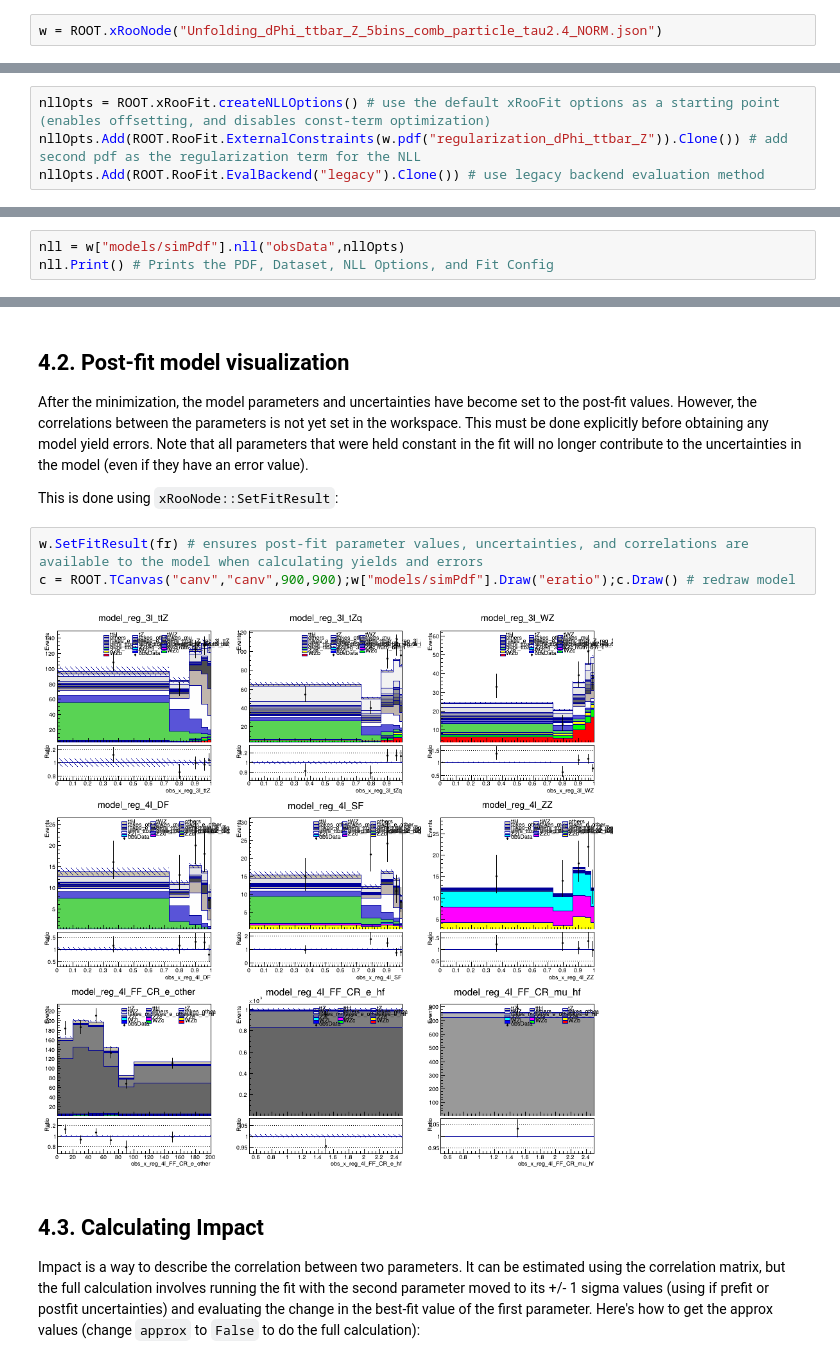
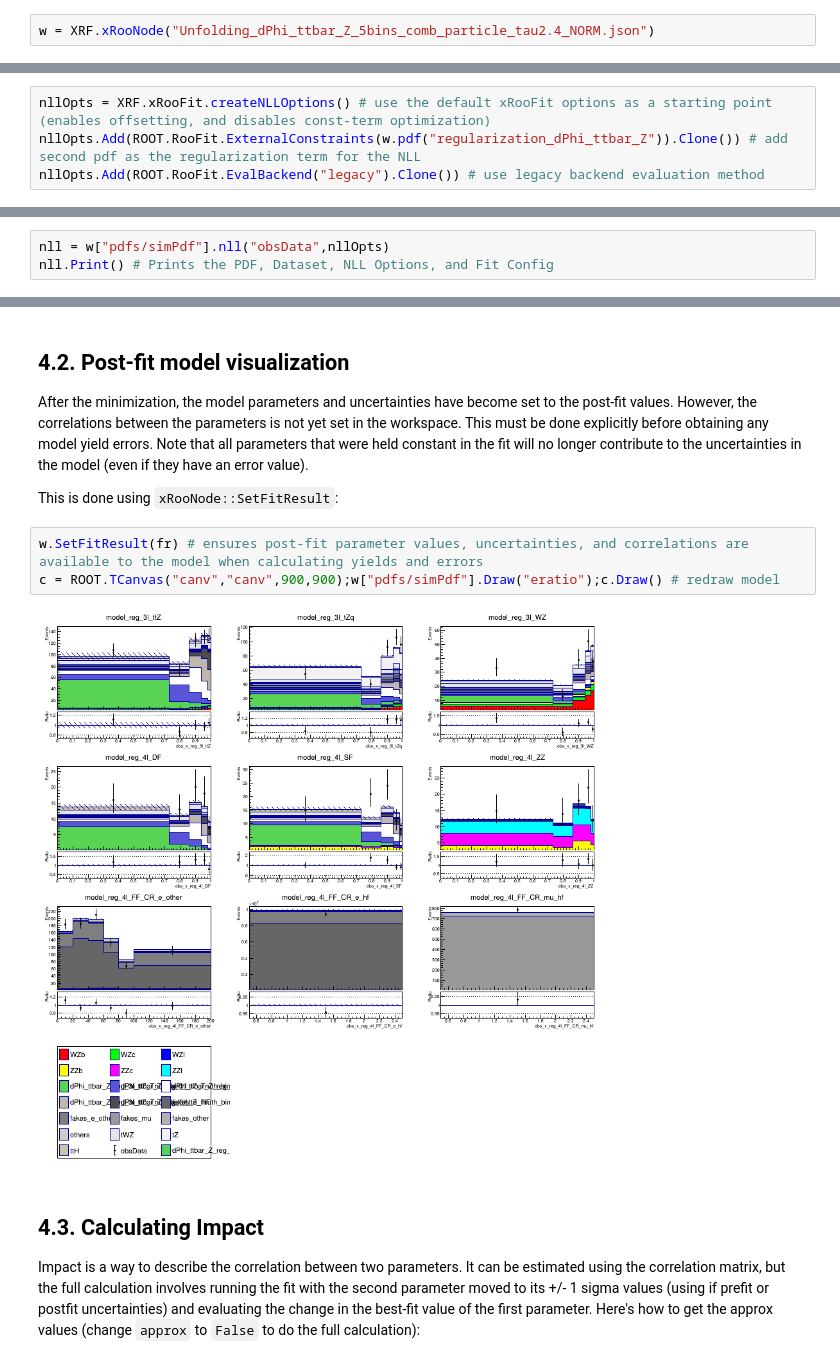
Before and after one commit to will-cern/statanalysis-binder-demo, a Jupyter notebook: index.ipynb, the cells around one changed output, grey strips where cells are left out. Saved outputs shown, nothing was run; the diff lists cells and outputs as text.

```diff
--- a/index.ipynb
+++ b/index.ipynb
@@ -19,5 +22,5 @@ xRooFit -- Create/Explore/Modify Workspaces -- Development ongoing
 
 Start by creating an `xRooNode` from the file:
 # %%
-w = ROOT.xRooNode("Unfolding_dPhi_ttbar_Z_5bins_comb_particle_tau2.4_NORM.json")
+w = XRF.xRooNode("Unfolding_dPhi_ttbar_Z_5bins_comb_particle_tau2.4_NORM.json")
 # %% [output]
@@ -154,7 +160,7 @@ There are 12 floating parameters
 
 There are a number of NLL-construction options available, [listed here](https://root.cern.ch/doc/master/classRooAbsPdf.html#a24b1afec4fd149e08967eac4285800de). The NLL options can be assembled as follows:
 # %%
-nllOpts = ROOT.xRooFit.createNLLOptions() # use the default xRooFit options as a starting point (enables offsetting, and disables const-term optimization)
+nllOpts = XRF.xRooFit.createNLLOptions() # use the default xRooFit options as a starting point (enables offsetting, and disables const-term optimization)
 nllOpts.Add(ROOT.RooFit.ExternalConstraints(w.pdf("regularization_dPhi_ttbar_Z")).Clone()) # add second pdf as the regularization term for the NLL
 nllOpts.Add(ROOT.RooFit.EvalBackend("legacy").Clone()) # use legacy backend evaluation method
 # %% [markdown]
@@ -162,7 +168,7 @@ nllOpts.Add(ROOT.RooFit.EvalBackend("legacy").Clone()) # use legacy backend eval
 
 Now you can create the NLL function for your chosen pdf. If you pass "" as the dataset name an asimov dataset corresponding to the current state of the model will be used.
 # %%
-nll = w["models/simPdf"].nll("obsData",nllOpts)
+nll = w["pdfs/simPdf"].nll("obsData",nllOpts)
 nll.Print() # Prints the PDF, Dataset, NLL Options, and Fit Config
 # %% [output]
 PDF: RooSimultaneous::simPdf[ indexCat=channelCat reg_3l_WZ=model_reg_3l_WZ reg_3l_tZq=model_reg_3l_tZq reg_3l_ttZ=model_reg_3l_ttZ reg_4l_DF=model_reg_4l_DF reg_4l_FF_CR_e_hf=model_reg_4l_FF_CR_e_hf  ...
@@ -249,9 +255,9 @@ After the minimization, the model parameters and uncertainties have become set t
 This is done using `xRooNode::SetFitResult`:
 # %%
 w.SetFitResult(fr) # ensures post-fit parameter values, uncertainties, and correlations are available to the model when calculating yields and errors
-c = ROOT.TCanvas("canv","canv",900,900);w["models/simPdf"].Draw("eratio");c.Draw() # redraw model
+c = ROOT.TCanvas("canv","canv",900,900);w["pdfs/simPdf"].Draw("eratio");c.Draw() # redraw model
 # %% [output]
-[figure, old version]
+[figure, new version]
 # %% [markdown]
 ## 4.3. Calculating Impact
 
```
Also changed, not shown: parts of 15 cells of this notebook.
